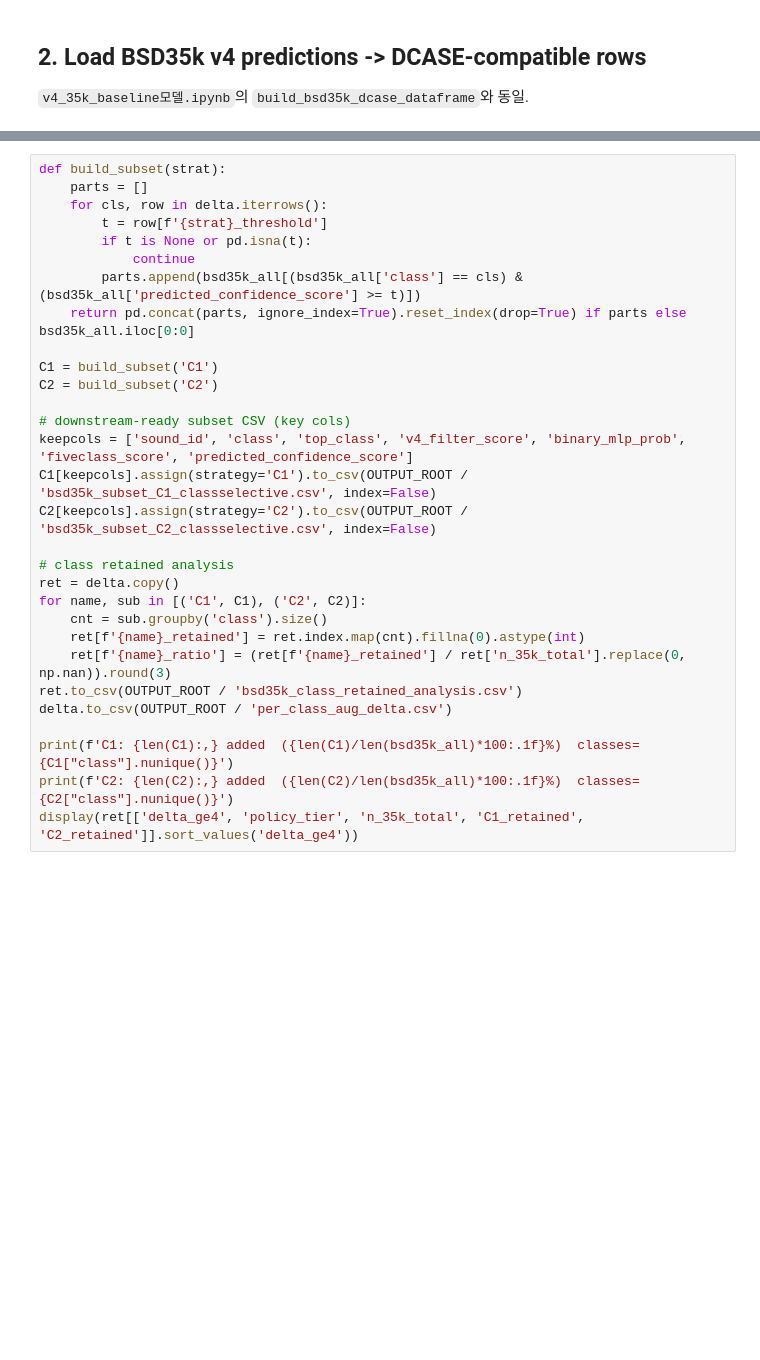
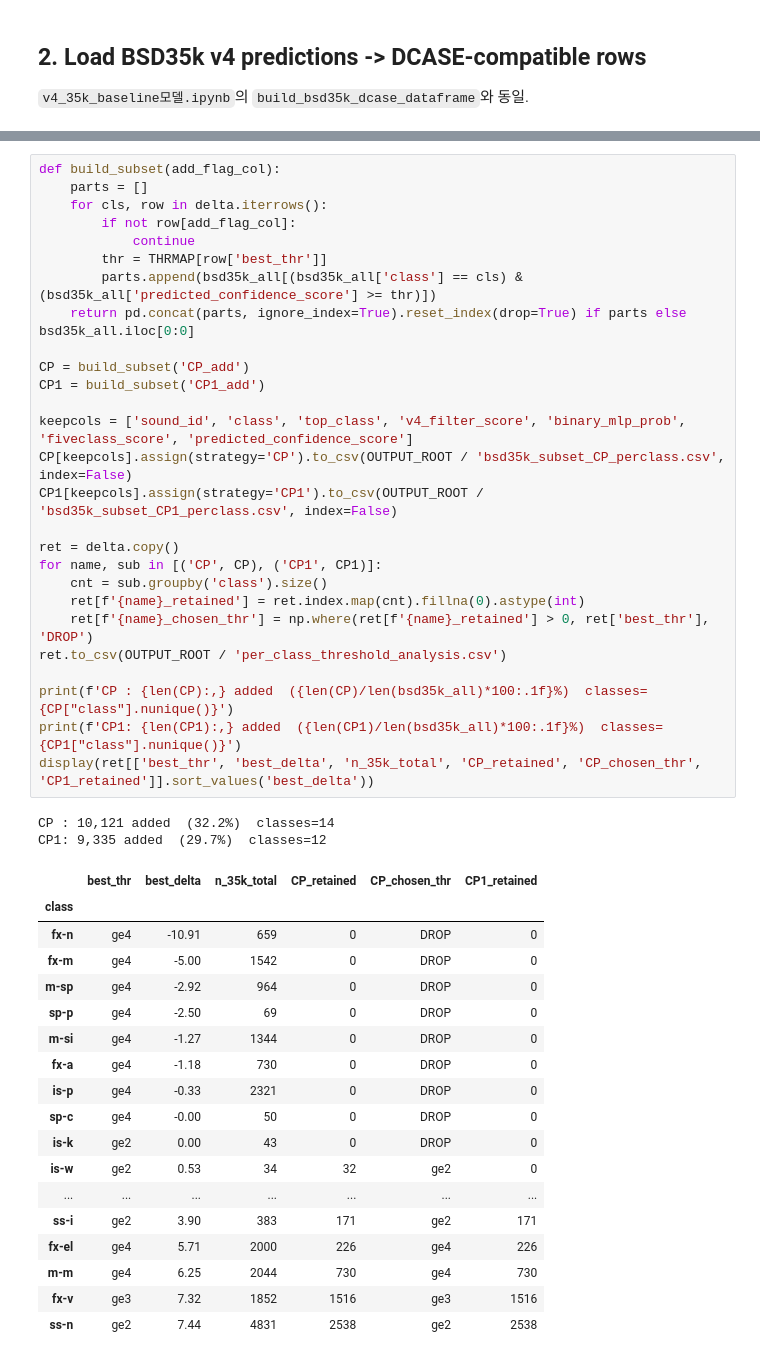
Before and after one commit to KANG-Hyeong-uk/dcase_2026, a Jupyter notebook: notebooks/bsd35k_class_selective_aug.ipynb, the cells around one changed output, grey strips where cells are left out. Drawn from its saved outputs; the diff is of its cells as text; blank space fills up the shorter version.

```diff
--- a/notebooks/bsd35k_class_selective_aug.ipynb
+++ b/notebooks/bsd35k_class_selective_aug.ipynb
@@ -170,30 +228,48 @@ print('DROP classes:', delta[delta.policy_tier == 'DROP'].index.tolist())
 # %%
-def build_subset(strat):
+def build_subset(add_flag_col):
     parts = []
     for cls, row in delta.iterrows():
-        t = row[f'{strat}_threshold']
-        if t is None or pd.isna(t):
+        if not row[add_flag_col]:
             continue
-        parts.append(bsd35k_all[(bsd35k_all['class'] == cls) & (bsd35k_all['predicted_confidence_score'] >= t)])
+        thr = THRMAP[row['best_thr']]
+        parts.append(bsd35k_all[(bsd35k_all['class'] == cls) & (bsd35k_all['predicted_confidence_score'] >= thr)])
     return pd.concat(parts, ignore_index=True).reset_index(drop=True) if parts else bsd35k_all.iloc[0:0]
 
-C1 = build_subset('C1')
-C2 = build_subset('C2')
+CP = build_subset('CP_add')
+CP1 = build_subset('CP1_add')
 
-# downstream-ready subset CSV (key cols)
 keepcols = ['sound_id', 'class', 'top_class', 'v4_filter_score', 'binary_mlp_prob', 'fiveclass_score', 'predicted_confidence_score']
-C1[keepcols].assign(strategy='C1').to_csv(OUTPUT_ROOT / 'bsd35k_subset_C1_classselective.csv', index=False)
-C2[keepcols].assign(strategy='C2').to_csv(OUTPUT_ROOT / 'bsd35k_subset_C2_classselective.csv', index=False)
+CP[keepcols].assign(strategy='CP').to_csv(OUTPUT_ROOT / 'bsd35k_subset_CP_perclass.csv', index=False)
+CP1[keepcols].assign(strategy='CP1').to_csv(OUTPUT_ROOT / 'bsd35k_subset_CP1_perclass.csv', index=False)
 
-# class retained analysis
 ret = delta.copy()
-for name, sub in [('C1', C1), ('C2', C2)]:
+for name, sub in [('CP', CP), ('CP1', CP1)]:
     cnt = sub.groupby('class').size()
     ret[f'{name}_retained'] = ret.index.map(cnt).fillna(0).astype(int)
-    ret[f'{name}_ratio'] = (ret[f'{name}_retained'] / ret['n_35k_total'].replace(0, np.nan)).round(3)
-ret.to_csv(OUTPUT_ROOT / 'bsd35k_class_retained_analysis.csv')
-delta.to_csv(OUTPUT_ROOT / 'per_class_aug_delta.csv')
+    ret[f'{name}_chosen_thr'] = np.where(ret[f'{name}_retained'] > 0, ret['best_thr'], 'DROP')
+ret.to_csv(OUTPUT_ROOT / 'per_class_threshold_analysis.csv')
 
-print(f'C1: {len(C1):,} added  ({len(C1)/len(bsd35k_all)*100:.1f}%)  classes={C1["class"].nunique()}')
-print(f'C2: {len(C2):,} added  ({len(C2)/len(bsd35k_all)*100:.1f}%)  classes={C2["class"].nunique()}')
-display(ret[['delta_ge4', 'policy_tier', 'n_35k_total', 'C1_retained', 'C2_retained']].sort_values('delta_ge4'))
+print(f'CP : {len(CP):,} added  ({len(CP)/len(bsd35k_all)*100:.1f}%)  classes={CP["class"].nunique()}')
+print(f'CP1: {len(CP1):,} added  ({len(CP1)/len(bsd35k_all)*100:.1f}%)  classes={CP1["class"].nunique()}')
+display(ret[['best_thr', 'best_delta', 'n_35k_total', 'CP_retained', 'CP_chosen_thr', 'CP1_retained']].sort_values('best_delta'))
+# %% [output]
+CP : 10,121 added  (32.2%)  classes=14
+CP1: 9,335 added  (29.7%)  classes=12
+|  | best_thr | best_delta | n_35k_total | CP_retained | CP_chosen_thr | CP1_retained |
+| class |  |  |  |  |  |  |
+| fx-n | ge4 | -10.91 | 659 | 0 | DROP | 0 |
+| fx-m | ge4 | -5.00 | 1542 | 0 | DROP | 0 |
+| m-sp | ge4 | -2.92 | 964 | 0 | DROP | 0 |
+| sp-p | ge4 | -2.50 | 69 | 0 | DROP | 0 |
+| m-si | ge4 | -1.27 | 1344 | 0 | DROP | 0 |
+| fx-a | ge4 | -1.18 | 730 | 0 | DROP | 0 |
+| is-p | ge4 | -0.33 | 2321 | 0 | DROP | 0 |
+| sp-c | ge4 | -0.00 | 50 | 0 | DROP | 0 |
+| is-k | ge2 | 0.00 | 43 | 0 | DROP | 0 |
+| is-w | ge2 | 0.53 | 34 | 32 | ge2 | 0 |
+| ... | ... | ... | ... | ... | ... | ... |
+| ss-i | ge2 | 3.90 | 383 | 171 | ge2 | 171 |
+| fx-el | ge4 | 5.71 | 2000 | 226 | ge4 | 226 |
+| m-m | ge4 | 6.25 | 2044 | 730 | ge4 | 730 |
+| fx-v | ge3 | 7.32 | 1852 | 1516 | ge3 | 1516 |
+| ss-n | ge2 | 7.44 | 4831 | 2538 | ge2 | 2538 |
```
Also changed, not shown: parts of 20 cells of this notebook, 6 other files.
